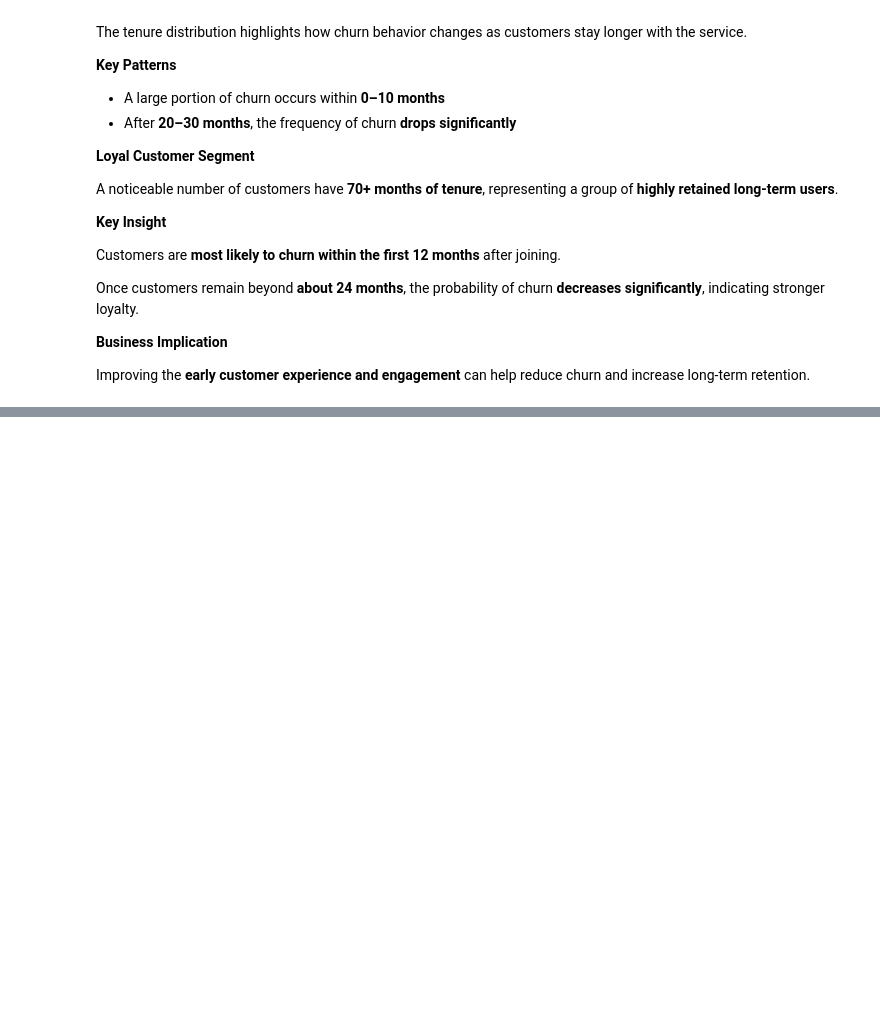
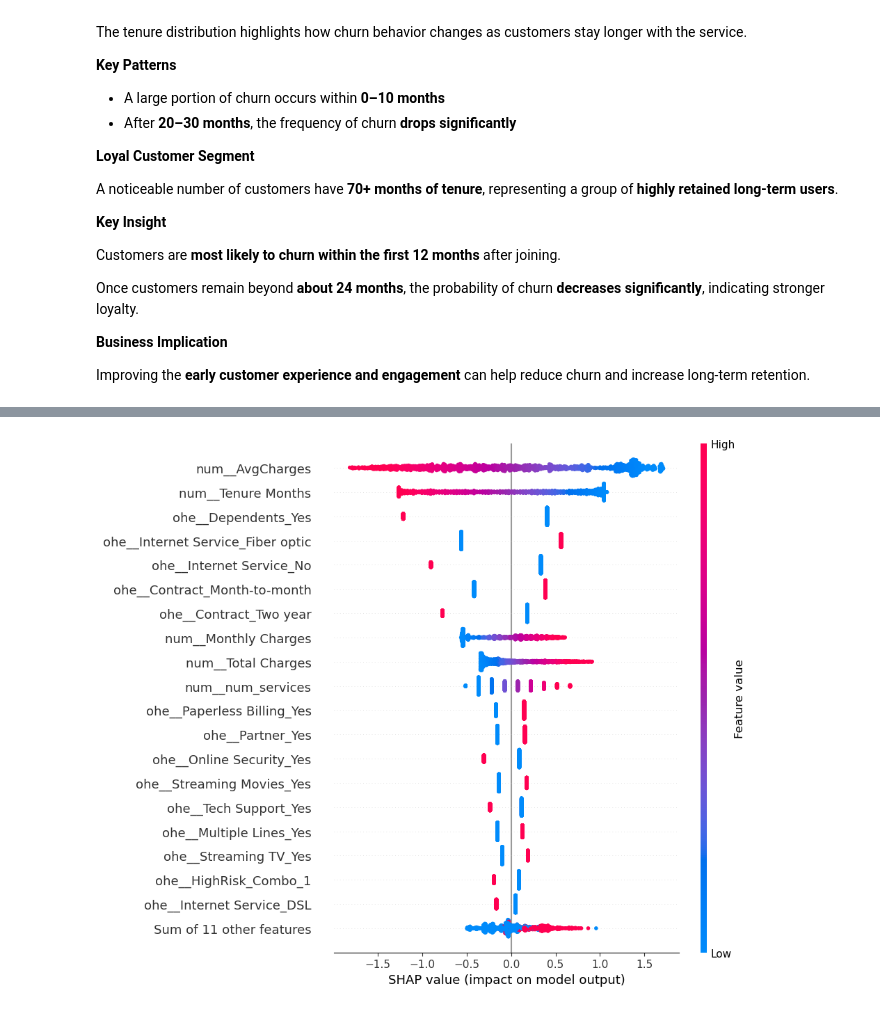
Before and after one commit to niharnandala/Telco-Churn-Prediction-Retention-ml, a Jupyter notebook: notebook/project_notebook.ipynb, the cells around one changed output, grey strips where cells are left out. Saved outputs shown, nothing was run; the diff lists cells and outputs as text; code cells hidden in the pictures; blank space fills up the shorter version.

```diff
--- a/notebook/project_notebook.ipynb
+++ b/notebook/project_notebook.ipynb
@@ -546,0 +1205,4 @@ Improving the **early customer experience and engagement** can help reduce churn
+# %%
+shap.plots.beeswarm(shap_values, max_display=20)
+# %% [output]
+[figure, added]
```
Also changed, not shown: parts of 71 cells of this notebook.
